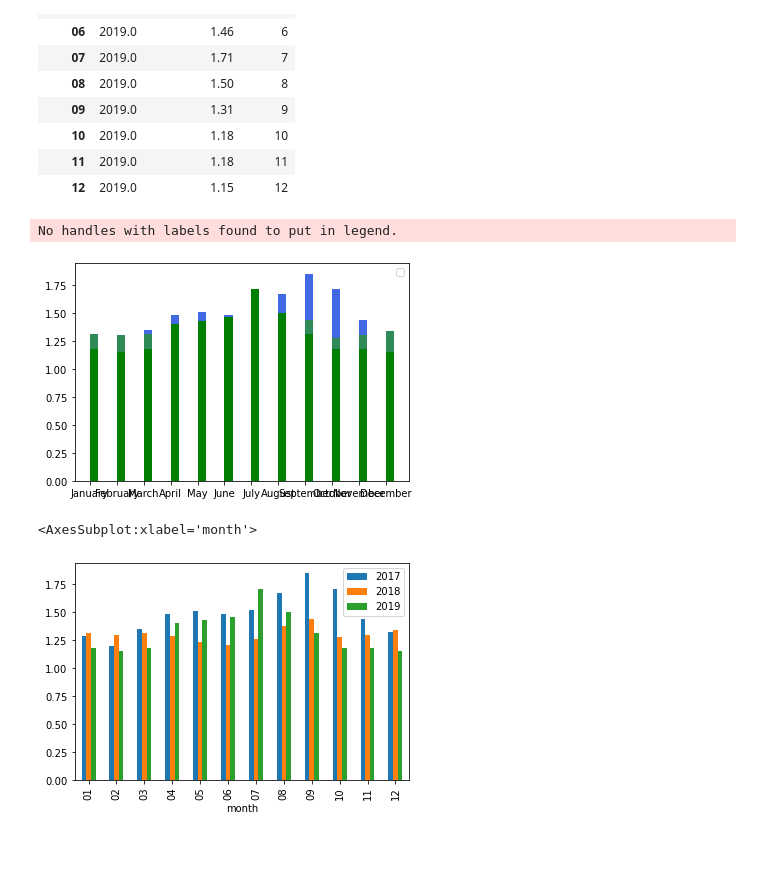
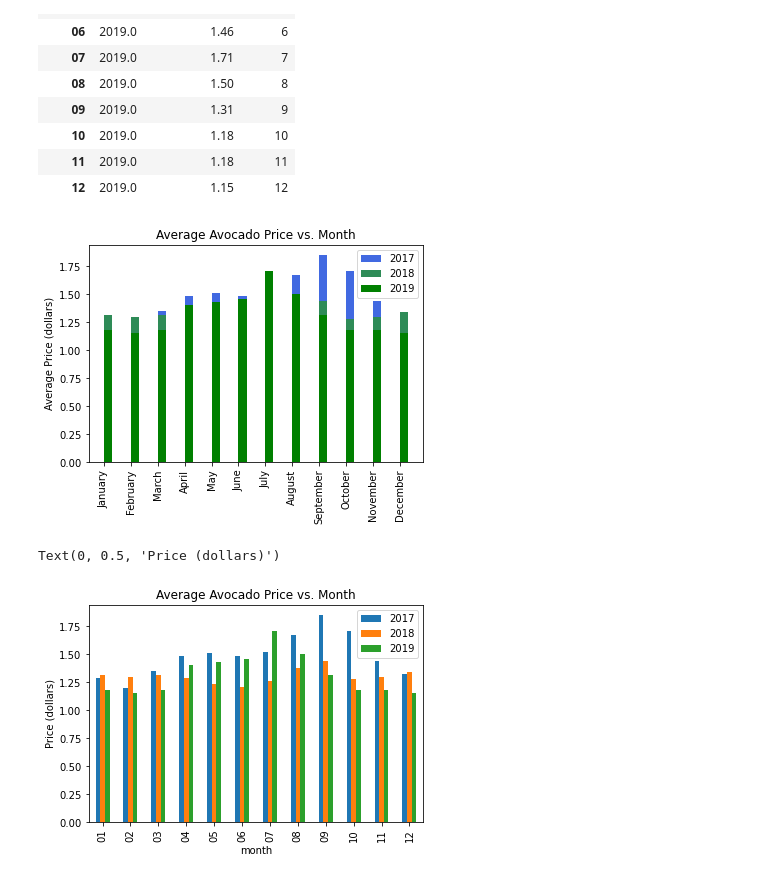
Before and after one commit to efennie/project_one, a Jupyter notebook: question_5_progress.ipynb, the cells around one changed output. Cells and saved outputs as stored; diff of their text form; code cells hidden in the pictures; blank space fills up the shorter version.

Commit message:
chart edits

```diff
--- a/question_5_progress.ipynb
+++ b/question_5_progress.ipynb
@@ -224,30 +224,31 @@ month_2019
 # %%
 #look at bar graphs comparing months
 n = 12
 width = 0.3
 month_names2 = np.arange(n)
 
 bar_2017 = month_2017["average_price"]
 bar_2018 = month_2018["average_price"]
 bar_2019 = month_2019["average_price"]
 
 fig = plt.figure()
 ax = fig.add_subplot(111)
 rects1 = ax.bar(month_names2+width, bar_2017, width, color='royalblue')
 rects2 = ax.bar(month_names2+width, bar_2018, width, color='seagreen')
 rects3 = ax.bar(month_names2+width, bar_2019, width, color='g')
-#plt.bar(month_names2, bar_2017, label='2017')
-#plt.bar(month_names2, bar_2018, label='2018')
-#plt.bar(month_names2, bar_2019, label='2019')
-plt.legend(loc='best')
-plt.xticks(month_names2 + width / 2, ('January', 'February', 'March', 'April', 'May', 'June', 'July', 'August', 'September', 'October', 'November', 'December'))
+plt.ylabel('Average Price (dollars)')
+plt.title('Average Avocado Price vs. Month')
+labels = ('2017', '2018', '2019')
+plt.legend(labels=labels,loc='best')
+plt.xticks(month_names2 + width / 2, ('January', 'February', 'March', 'April', 'May', 'June', 'July', 'August', 'September', 'October', 'November', 'December'), rotation=90)
 plt.show()
 # %% [output]
-No handles with labels found to put in legend.
-[figure, old version]
+[figure, new version]
 # %%
 df = pd.DataFrame({'2017':bar_2017, '2018':bar_2018, '2019':bar_2019})
 df.plot(kind='bar', stacked=False)
+plt.title('Average Avocado Price vs. Month')
+plt.ylabel('Price (dollars)')
 # %% [output]
-<AxesSubplot:xlabel='month'>
+Text(0, 0.5, 'Price (dollars)')
-[figure, old version]
+[figure, new version]
```
Also changed, not shown: parts of 7 cells of this notebook.
